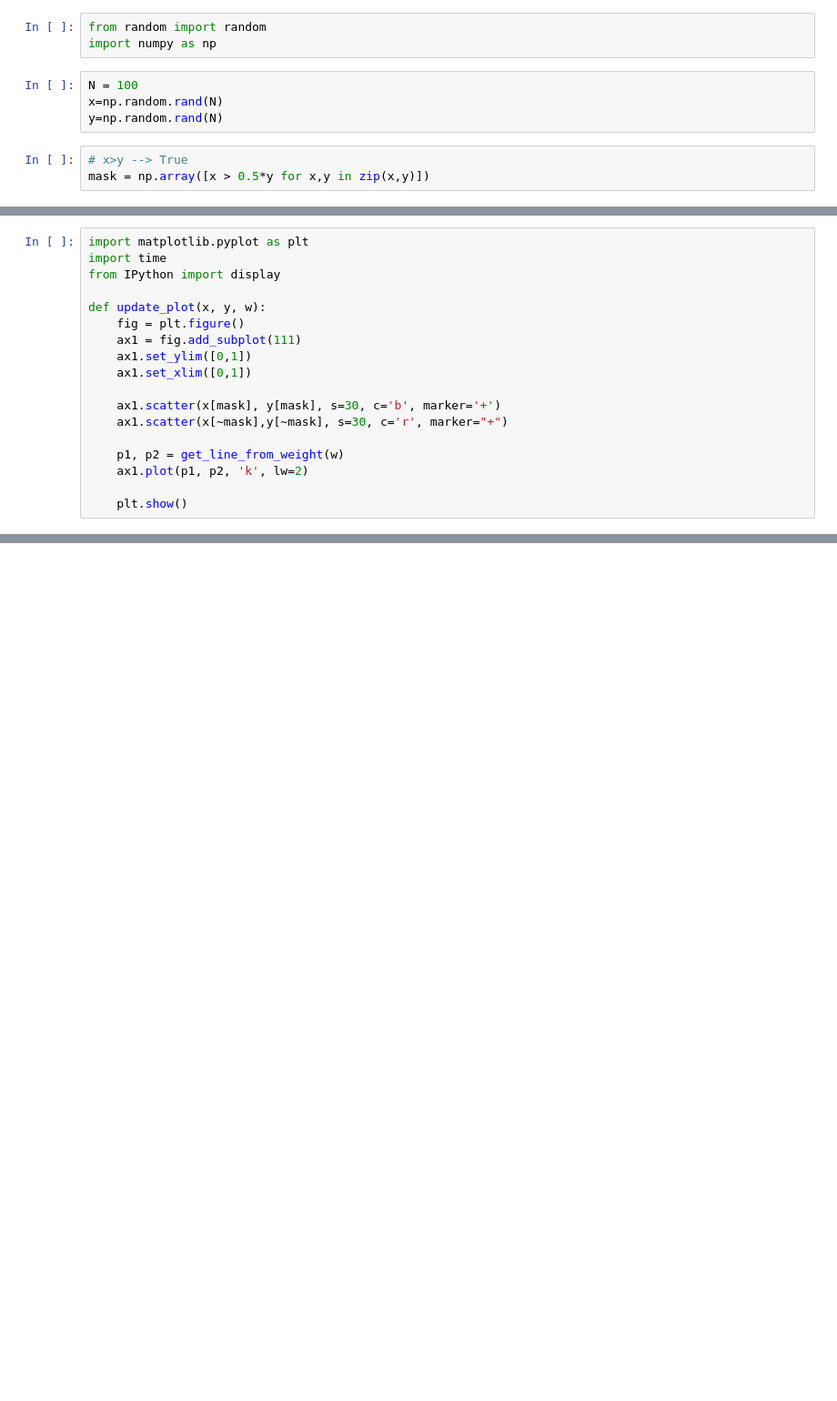
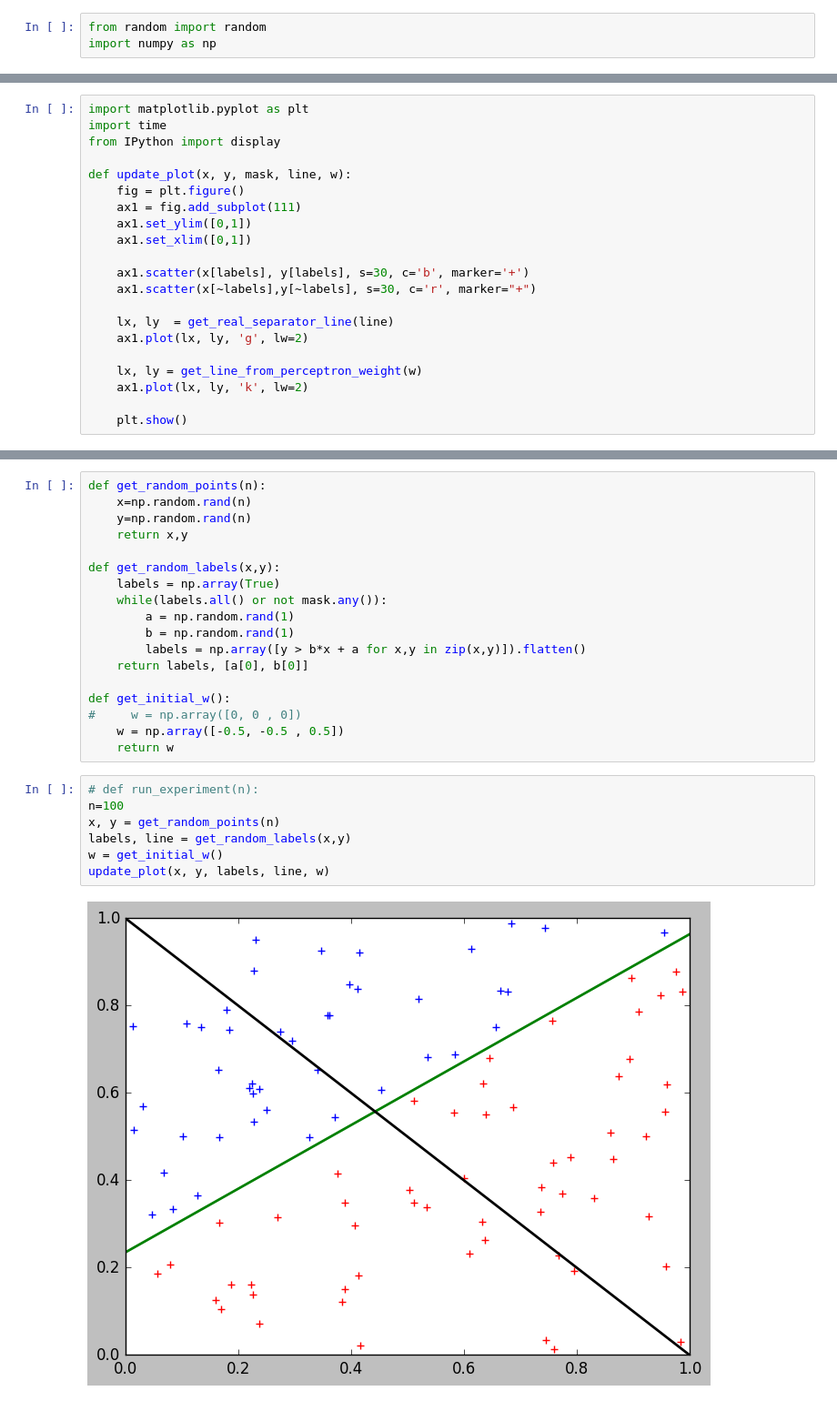
Before and after one commit to stathius/learning_from_data, a Jupyter notebook: excercise 1.4 - perceptron.ipynb, the cells around one changed output, grey strips where cells are left out. Shown at 91% size. Cells and saved outputs as stored; diff of their text form; blank space fills up the shorter version.

```diff
--- a/excercise 1.4 - perceptron.ipynb
+++ b/excercise 1.4 - perceptron.ipynb
@@ -1,11 +1,4 @@
 # %%
 from random import random
 import numpy as np
-# %%
-N = 100
-x=np.random.rand(N)
-y=np.random.rand(N)
-# %%
-# x>y --> True
-mask = np.array([x > 0.5*y for x,y in zip(x,y)])
 # %%
@@ -18,17 +16,20 @@ import matplotlib.pyplot as plt
 import time
 from IPython import display
 
-def update_plot(x, y, w):
+def update_plot(x, y, mask, line, w):
     fig = plt.figure()
     ax1 = fig.add_subplot(111)
     ax1.set_ylim([0,1])
     ax1.set_xlim([0,1])
 
-    ax1.scatter(x[mask], y[mask], s=30, c='b', marker='+')
-    ax1.scatter(x[~mask],y[~mask], s=30, c='r', marker="+")
+    ax1.scatter(x[labels], y[labels], s=30, c='b', marker='+')
+    ax1.scatter(x[~labels],y[~labels], s=30, c='r', marker="+")
 
-    p1, p2 = get_line_from_weight(w)
-    ax1.plot(p1, p2, 'k', lw=2)
+    lx, ly  = get_real_separator_line(line)
+    ax1.plot(lx, ly, 'g', lw=2)
+
+    lx, ly = get_line_from_perceptron_weight(w)
+    ax1.plot(lx, ly, 'k', lw=2)
 
     plt.show()
 # %%
@@ -77,0 +41,27 @@ print(cnt)
+# %%
+def get_random_points(n):
+    x=np.random.rand(n)
+    y=np.random.rand(n)
+    return x,y
+
+def get_random_labels(x,y):
+    labels = np.array(True)
+    while(labels.all() or not mask.any()):
+        a = np.random.rand(1)
+        b = np.random.rand(1)
+        labels = np.array([y > b*x + a for x,y in zip(x,y)]).flatten()
+    return labels, [a[0], b[0]]
+
+def get_initial_w():
+#     w = np.array([0, 0 , 0])
+    w = np.array([-0.5, -0.5 , 0.5])
+    return w
+# %%
+# def run_experiment(n):
+n=100
+x, y = get_random_points(n)
+labels, line = get_random_labels(x,y)
+w = get_initial_w()
+update_plot(x, y, labels, line, w)
+# %% [output]
+[figure, added]
```
Also changed, not shown: parts of 7 cells of this notebook.
